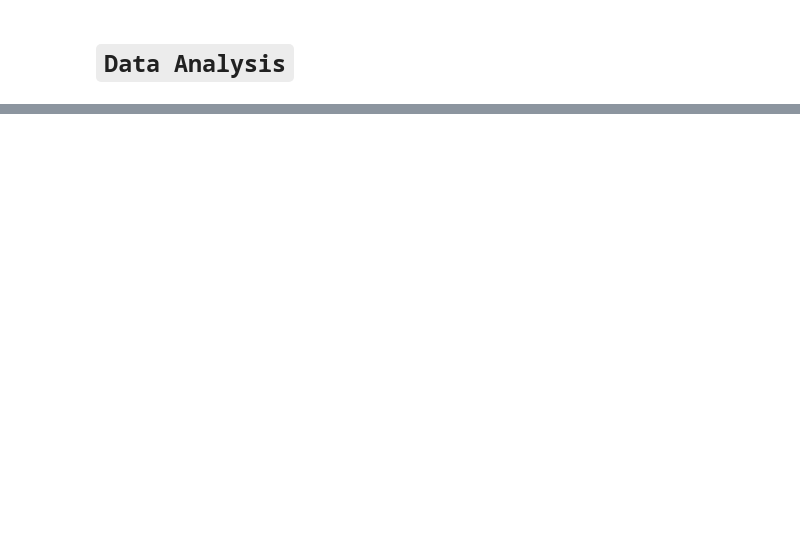
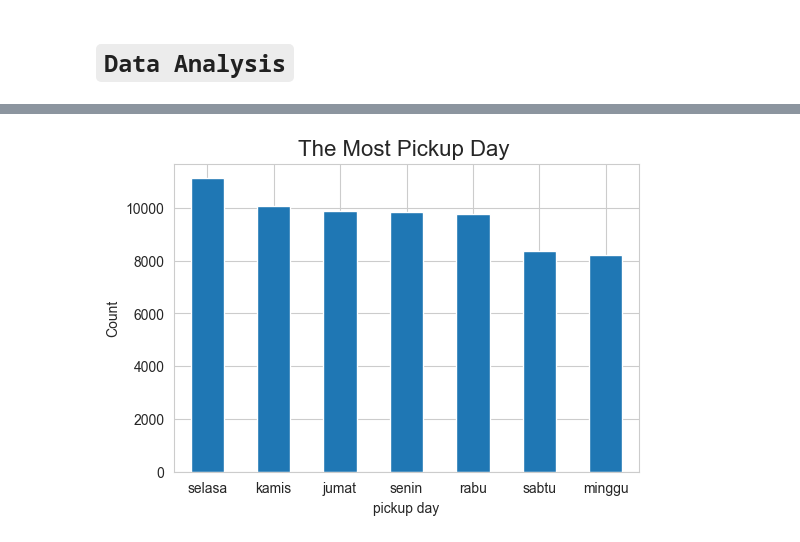
Before and after one commit to Abrahamtarra/NYC-TLC-Trip-Record, a Jupyter notebook: notebooks/Analysis.ipynb, the cells around one changed output, grey strips where cells are left out. Drawn from its saved outputs; the diff is of its cells as text; code cells hidden in the pictures; blank space fills up the shorter version.

```diff
--- a/notebooks/Analysis.ipynb
+++ b/notebooks/Analysis.ipynb
@@ -110,0 +142,12 @@ dtype: int64
+# %%
+# Q5 : What is the most payment method used?
+sns.set_style("whitegrid")
+plt.figure(figsize=(6,4))
+df.pickup_day.value_counts().plot.bar()
+plt.xticks(rotation=360)
+plt.xlabel("pickup day")
+plt.ylabel("Count")
+plt.title('The Most Pickup Day ', fontsize=16);
+plt.show()
+# %% [output]
+[figure, added]
```
Also changed, not shown: parts of 19 cells of this notebook, 4 other files.
